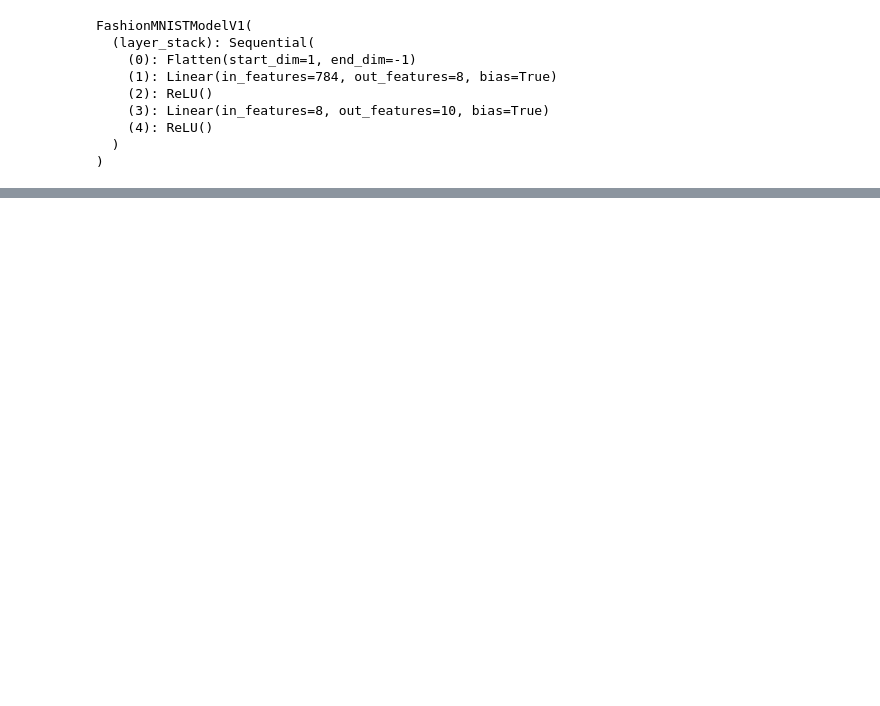
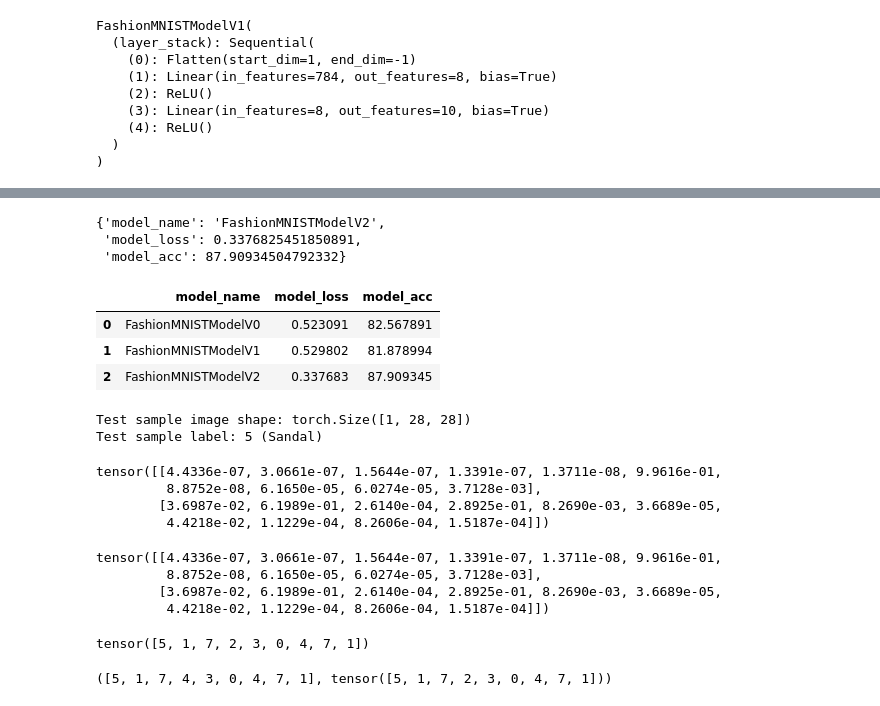
Before and after one commit to Digvijay25/PyTorch-Deep-Learning-Bootcamp, a Jupyter notebook: 03_PyTorch_Computer_Vision.ipynb, the cells around one changed output, grey strips where cells are left out. Saved outputs shown, nothing was run; the diff lists cells and outputs as text; code cells hidden in the pictures; blank space fills up the shorter version.

```diff
--- a/03_PyTorch_Computer_Vision.ipynb
+++ b/03_PyTorch_Computer_Vision.ipynb
@@ -407,0 +463,14 @@ model_1_results
+# %%
+loss_fn = nn.CrossEntropyLoss()
+optimizer = torch.optim.SGD(params=model_2.parameters(), lr=0.1)
+# %%
+%%time
+torch.manual_seed(42)
+
+epochs = 3
+for epoch in tqdm(range(epochs)):
+  print(f'Epoch: {epoch}\n=-------------')
+  train_step(model=model_2, dataloader=train_dataloader, loss_fn=loss_fn,
+             optimizer=optimizer, accuracy_fn=accuracy_fn, device=device)
+  test_step(model=model_2, dataloader=test_dataloader, loss_fn=loss_fn,
+            accuracy_fn=accuracy_fn, device=device)
@@ -407,0 +495,17 @@ model_1_results
+# %%
+model_2_results = eval_model(model=model_2, dataloader=test_dataloader,
+                             loss_fn=loss_fn, accuracy_fn=accuracy_fn)
+model_2_results
+# %% [output]
+{'model_name': 'FashionMNISTModelV2',
+ 'model_loss': 0.3376825451850891,
+ 'model_acc': 87.90934504792332}
+# %%
+import pandas as pd
+compare_results = pd.DataFrame([model_0_results, model_1_results, model_2_results])
+compare_results
+# %% [output]
+|  | model_name | model_loss | model_acc |
+| 0 | FashionMNISTModelV0 | 0.523091 | 82.567891 |
+| 1 | FashionMNISTModelV1 | 0.529802 | 81.878994 |
+| 2 | FashionMNISTModelV2 | 0.337683 | 87.909345 |
@@ -407,0 +532,49 @@ model_1_results
+# %%
+import random
+random.seed(42)
+test_samples = []
+test_labels = []
+for sample, label in random.sample(list(test_data), k=9):
+    test_samples.append(sample)
+    test_labels.append(label)
+
+# View the first test sample shape and label
+print(f"Test sample image shape: {test_samples[0].shape}\nTest sample label: {test_labels[0]} ({class_names[test_labels[0]]})")
+# %% [output]
+Test sample image shape: torch.Size([1, 28, 28])
+Test sample label: 5 (Sandal)
+# %%
+# Make predictions on test samples with model 2
+pred_probs= make_predictions(model=model_2,
+                             data=test_samples)
+
+# View first two prediction probabilities list
+pred_probs[:2]
+# %% [output]
+tensor([[4.4336e-07, 3.0661e-07, 1.5644e-07, 1.3391e-07, 1.3711e-08, 9.9616e-01,
+         8.8752e-08, 6.1650e-05, 6.0274e-05, 3.7128e-03],
+        [3.6987e-02, 6.1989e-01, 2.6140e-04, 2.8925e-01, 8.2690e-03, 3.6689e-05,
+         4.4218e-02, 1.1229e-04, 8.2606e-04, 1.5187e-04]])
+# %%
+# Make predictions on test samples with model 2
+pred_probs= make_predictions(model=model_2,
+                             data=test_samples)
+
+# View first two prediction probabilities list
+pred_probs[:2]
+# %% [output]
+tensor([[4.4336e-07, 3.0661e-07, 1.5644e-07, 1.3391e-07, 1.3711e-08, 9.9616e-01,
+         8.8752e-08, 6.1650e-05, 6.0274e-05, 3.7128e-03],
+        [3.6987e-02, 6.1989e-01, 2.6140e-04, 2.8925e-01, 8.2690e-03, 3.6689e-05,
+         4.4218e-02, 1.1229e-04, 8.2606e-04, 1.5187e-04]])
+# %%
+# Turn the prediction probabilities into prediction labels by taking the argmax()
+pred_classes = pred_probs.argmax(dim=1)
+pred_classes
+# %% [output]
+tensor([5, 1, 7, 2, 3, 0, 4, 7, 1])
+# %%
+# Are our predictions in the same form as our test labels?
+test_labels, pred_classes
+# %% [output]
+([5, 1, 7, 4, 3, 0, 4, 7, 1], tensor([5, 1, 7, 2, 3, 0, 4, 7, 1]))
```
Also changed, not shown: parts of 20 cells of this notebook.
